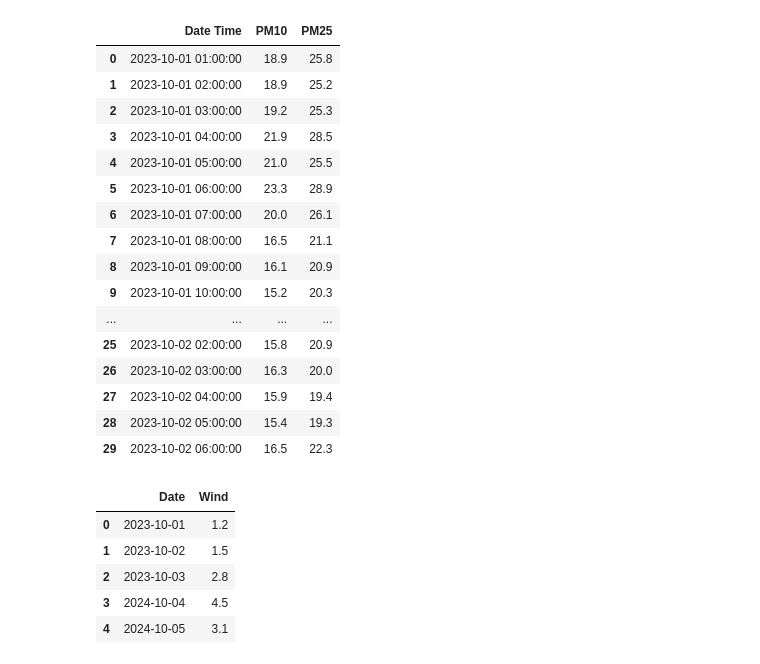
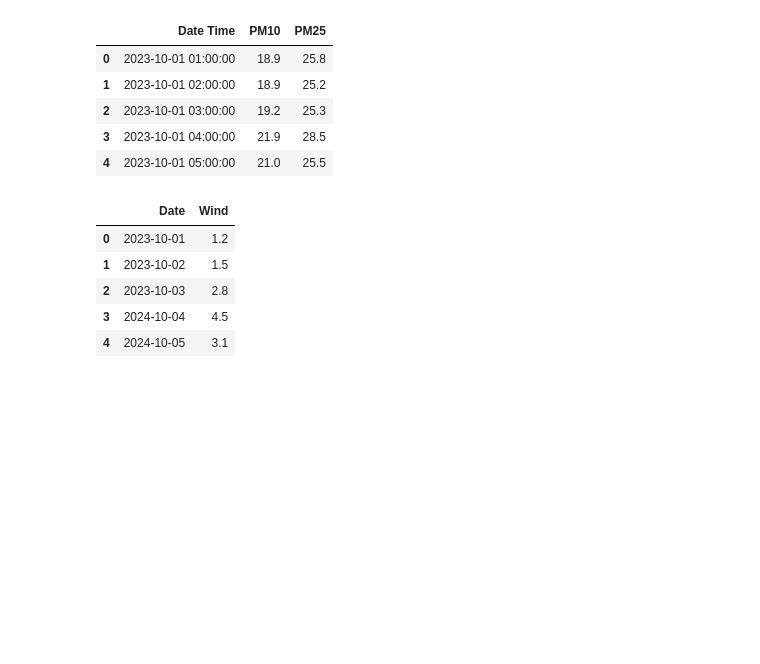
Before and after one commit to kosiyyu/air-quality-assessment-system, a Jupyter notebook: air_quality_full.ipynb, the cells around one changed output. Drawn from its saved outputs; the diff is of its cells as text; code cells hidden in the pictures; blank space fills up the shorter version.

```diff
--- a/air_quality_full.ipynb
+++ b/air_quality_full.ipynb
@@ -18,36 +18,22 @@ from skfuzzy import control as ctrl
 pm10_safe_limit = 50 # 1h -> ug/m3
 pm25_safe_limit = 25 # 1h -> ug/m3
 # %%
-# create df
 column_names = ["Date Time", "PM10", "PM25"]
 df = pd.read_csv("gios-pjp-data.csv", sep=",", skiprows=1, header=None)
 df = df.iloc[:, :-4]
 df.columns = column_names
-df[column_names[1:]] = df[column_names[1:]].replace(r"^\s*$", np.nan, regex=True)
-df = df.dropna()
 df["Date Time"] = pd.to_datetime(df["Date Time"], format="%Y-%m-%d %H:%M")
 df["PM10"] = df["PM10"].astype(float)
 df["PM25"] = df["PM25"].astype(float)
-
-df.head(30)
+df = df.drop(df.tail(1).index)
+df.head()
 # %% [output]
 |  | Date Time | PM10 | PM25 |
 | 0 | 2023-10-01 01:00:00 | 18.9 | 25.8 |
 | 1 | 2023-10-01 02:00:00 | 18.9 | 25.2 |
 | 2 | 2023-10-01 03:00:00 | 19.2 | 25.3 |
 | 3 | 2023-10-01 04:00:00 | 21.9 | 28.5 |
 | 4 | 2023-10-01 05:00:00 | 21.0 | 25.5 |
-| 5 | 2023-10-01 06:00:00 | 23.3 | 28.9 |
-| 6 | 2023-10-01 07:00:00 | 20.0 | 26.1 |
-| 7 | 2023-10-01 08:00:00 | 16.5 | 21.1 |
-| 8 | 2023-10-01 09:00:00 | 16.1 | 20.9 |
-| 9 | 2023-10-01 10:00:00 | 15.2 | 20.3 |
-| ... | ... | ... | ... |
-| 25 | 2023-10-02 02:00:00 | 15.8 | 20.9 |
-| 26 | 2023-10-02 03:00:00 | 16.3 | 20.0 |
-| 27 | 2023-10-02 04:00:00 | 15.9 | 19.4 |
-| 28 | 2023-10-02 05:00:00 | 15.4 | 19.3 |
-| 29 | 2023-10-02 06:00:00 | 16.5 | 22.3 |
 # %%
 column_names_wind = ["Date", "Wind"]
 df_wind = pd.read_csv("wind.csv", sep=",", header=None)
```
Also changed, not shown: parts of 12 cells of this notebook, 1 other file.
